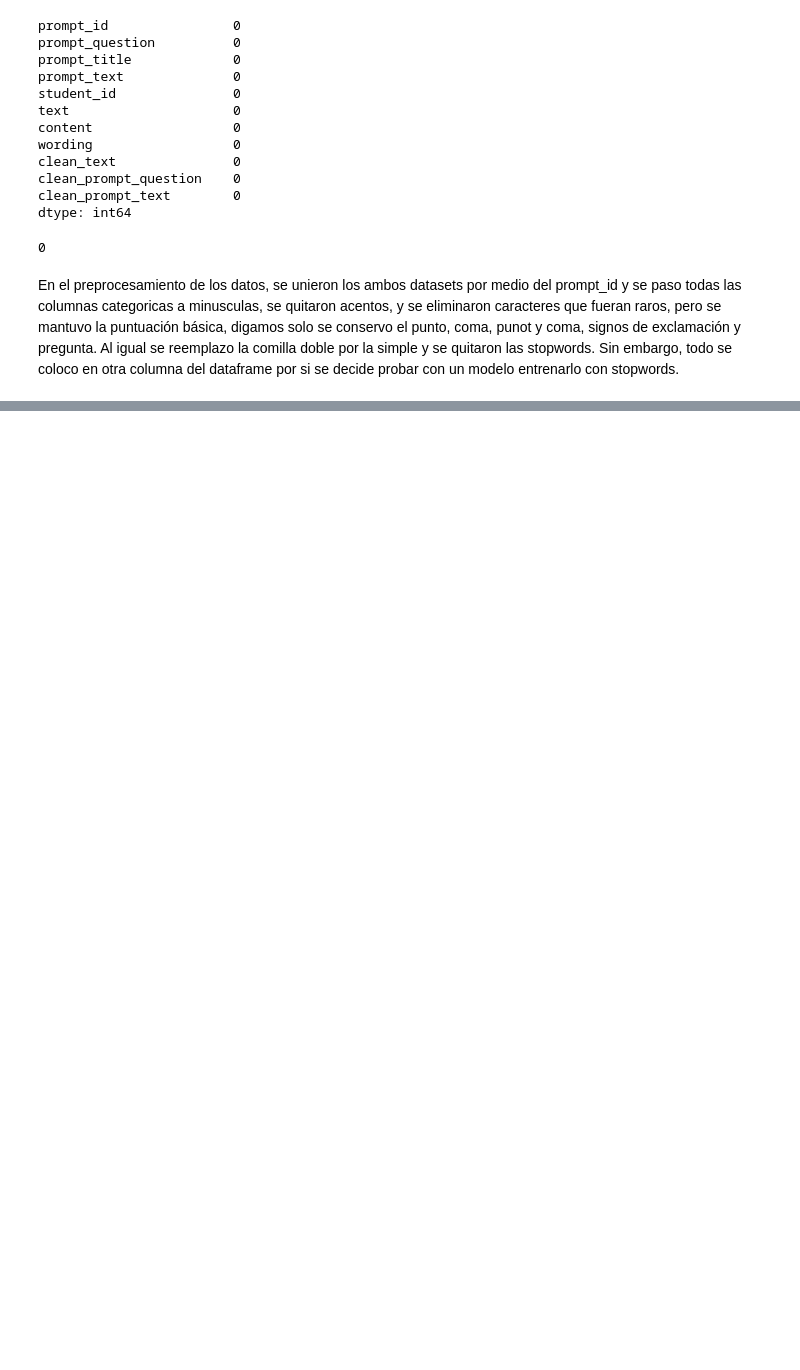
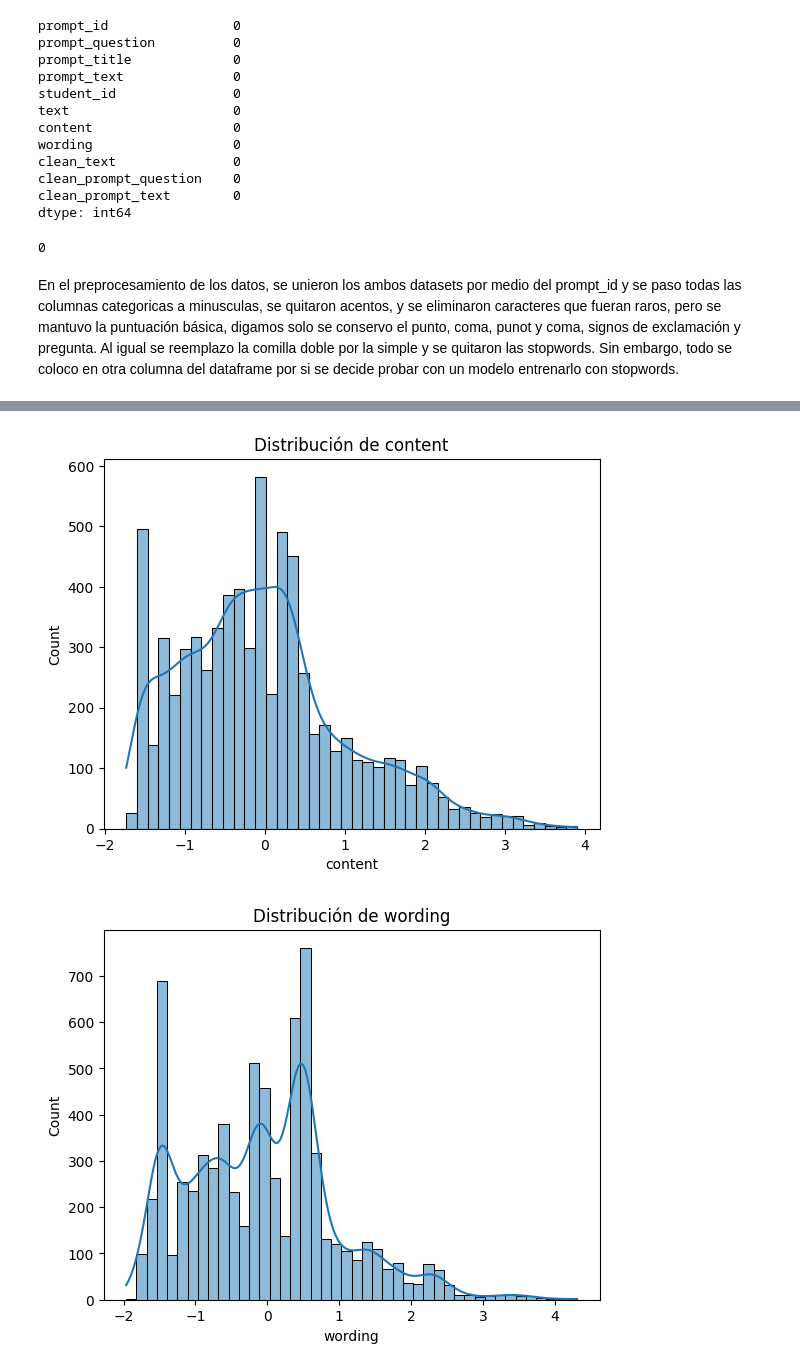
Before and after one commit to DiegoGarV/Proyecto2-DS, a Jupyter notebook: src/main.ipynb, the cells around one changed output, grey strips where cells are left out. Saved outputs shown, nothing was run; the diff lists cells and outputs as text; code cells hidden in the pictures; blank space fills up the shorter version.

```diff
--- a/src/main.ipynb
+++ b/src/main.ipynb
@@ -211,0 +243,15 @@ En el preprocesamiento de los datos, se unieron los ambos datasets por medio del
+# %%
+# Histogramas
+for col in ['content','wording']:
+    sns.histplot(df_merged[col], kde=True); plt.title(f'Distribución de {col}'); plt.show()
+
+# Dispersión content vs wording
+sns.scatterplot(data=df_merged, x='content', y='wording', alpha=0.3)
+plt.title('content vs wording'); plt.show()
+
+# Boxplots por prompt
+sns.boxplot(data=df_merged, x='prompt_title', y='content'); plt.xticks(rotation=30); plt.show()
+sns.boxplot(data=df_merged, x='prompt_title', y='wording'); plt.xticks(rotation=30); plt.show()
+# %% [output]
+[figure, added]
+[figure, added]
```
Also changed, not shown: parts of 10 cells of this notebook.
